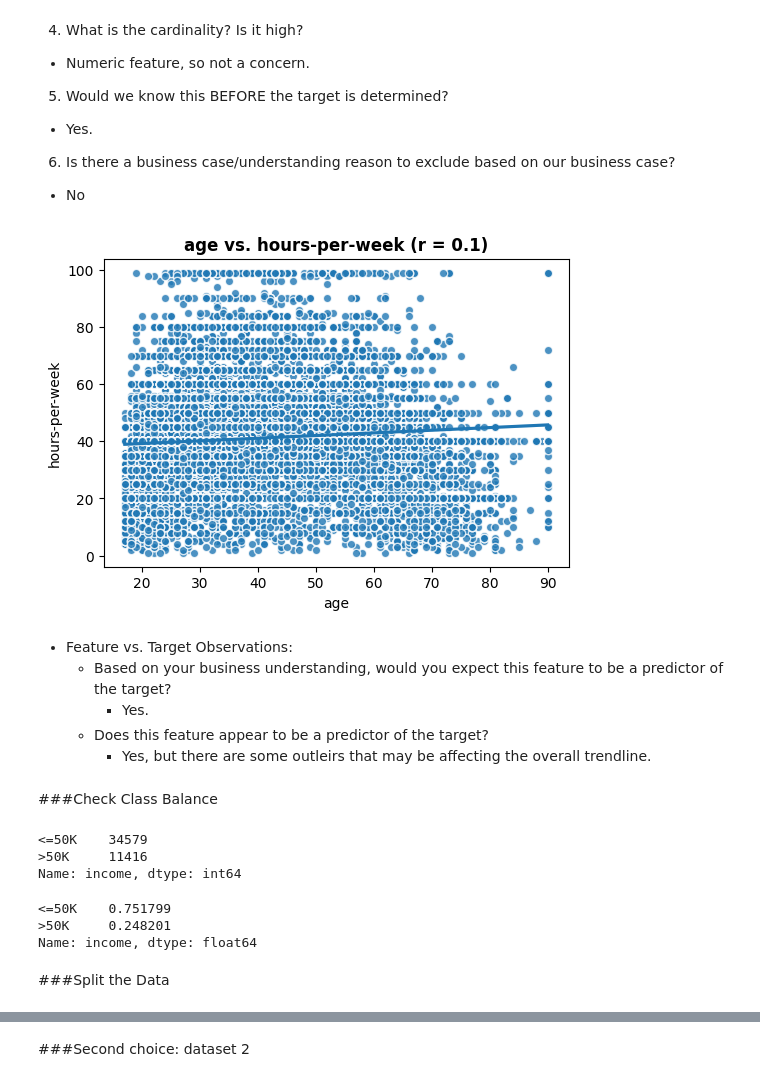
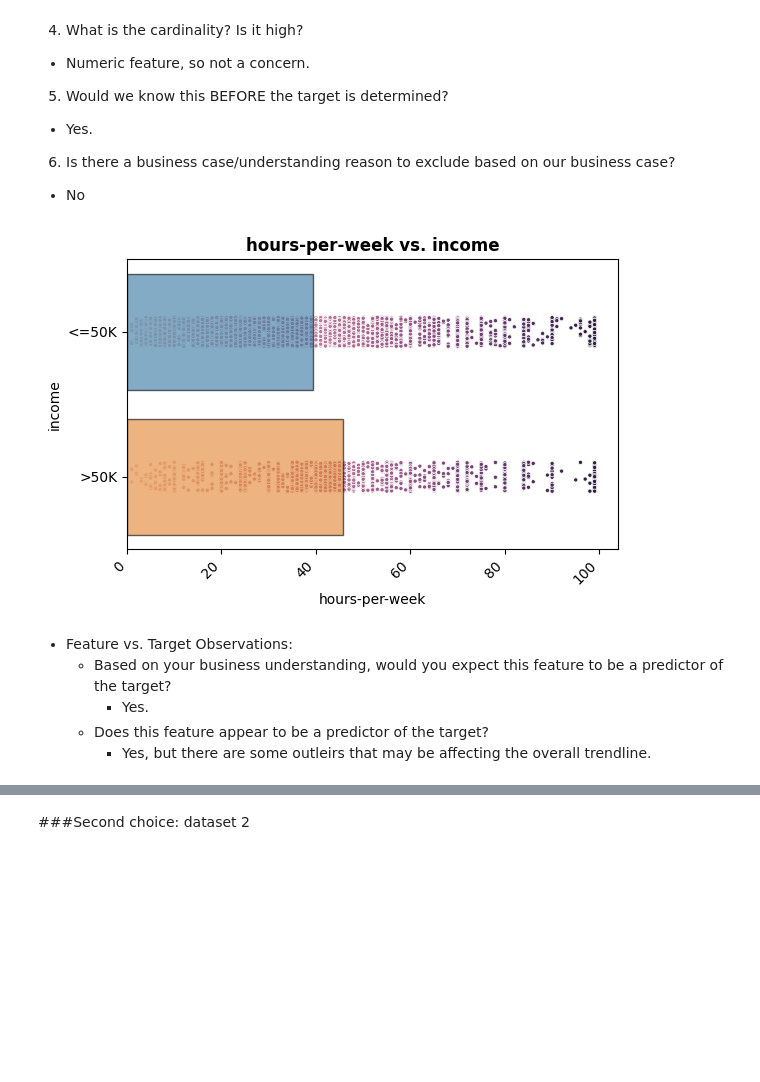
Before and after one commit to uday-routhu/models, a Jupyter notebook: Project_2_Part_1_Core.ipynb, the cells around one changed output, grey strips where cells are left out. Saved outputs shown, nothing was run; the diff lists cells and outputs as text; code cells hidden in the pictures; blank space fills up the shorter version.

```diff
--- a/Project_2_Part_1_Core.ipynb
+++ b/Project_2_Part_1_Core.ipynb
@@ -574,29 +930,13 @@ explore_numeric(df_adult, "hours-per-week");
 6. Is there a business case/understanding reason to exclude based on our business case?
   - No
 # %%
-fig, ax = plot_numeric_vs_target(df_adult, 'age','hours-per-week')
+# Testing function
+fig, ax = plot_categorical_vs_target(df_adult, 'hours-per-week','income')
 # %% [output]
-[figure, old version]
+[figure, new version]
 # %% [markdown]
 - Feature vs. Target Observations:
   - Based on your business understanding, would you expect this feature to be a predictor of the target?
     - Yes.
   - Does this feature appear to be a predictor of the target?
     - Yes, but there are some outleirs that may be affecting the overall trendline.
-# %% [markdown]
-###Check Class Balance
-# %%
-df_adult['income'].value_counts(normalize = False)
-# %% [output]
-<=50K    34579
->50K     11416
-Name: income, dtype: int64
-# %%
-# Check how many samples of each class are present
-df_adult['income'].value_counts(normalize=True)
-# %% [output]
-<=50K    0.751799
->50K     0.248201
-Name: income, dtype: float64
-# %% [markdown]
-###Split the Data
```
Also changed, not shown: parts of 142 cells of this notebook.
